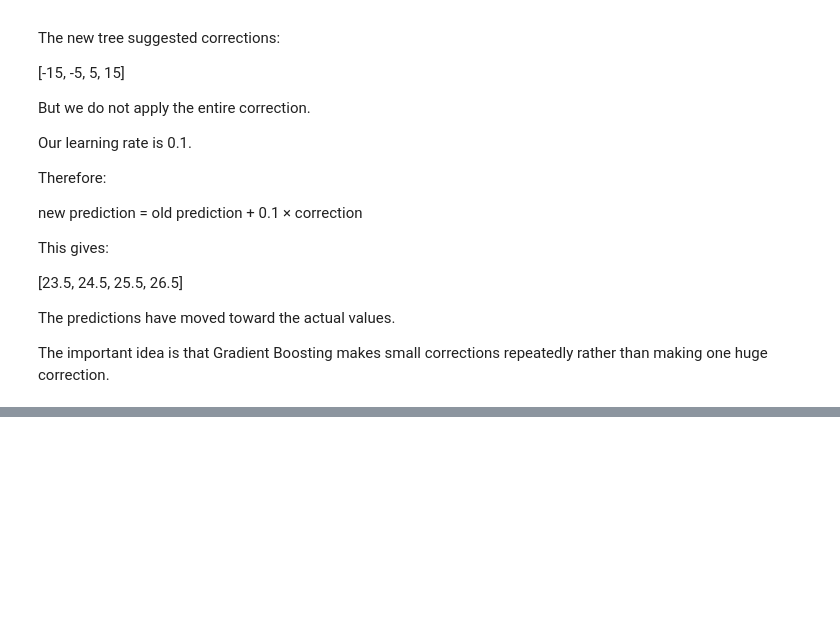
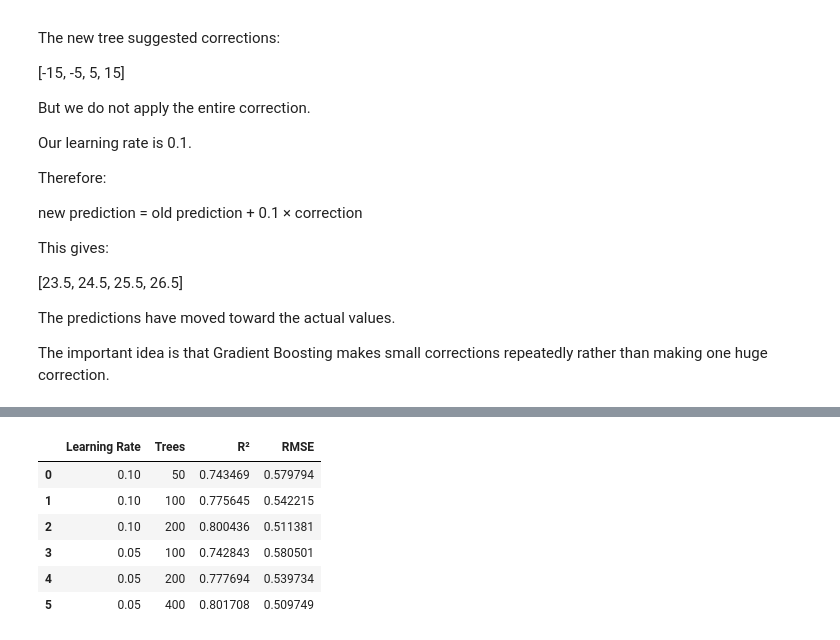
Before and after one commit to Navkirat9339/Housing-Price-Prediction, a Jupyter notebook: notebooks/06_gradient_boosting_regression.ipynb, the cells around one changed output, grey strips where cells are left out. Cells and saved outputs as stored; diff of their text form; code cells hidden in the pictures; blank space fills up the shorter version.

```diff
--- a/notebooks/06_gradient_boosting_regression.ipynb
+++ b/notebooks/06_gradient_boosting_regression.ipynb
@@ -239,0 +406,3 @@ The important idea is that Gradient Boosting makes small corrections repeatedly
+# %%
+X = df.drop("MedHouseVal", axis = 1)
+y = df["MedHouseVal"]
@@ -239,0 +549,15 @@ The important idea is that Gradient Boosting makes small corrections repeatedly
+# %%
+results_df = pd.DataFrame(
+    learning_rate_results,
+    columns=["Learning Rate", "Trees", "R²", "RMSE"]
+)
+
+results_df
+# %% [output]
+|  | Learning Rate | Trees | R² | RMSE |
+| 0 | 0.10 | 50 | 0.743469 | 0.579794 |
+| 1 | 0.10 | 100 | 0.775645 | 0.542215 |
+| 2 | 0.10 | 200 | 0.800436 | 0.511381 |
+| 3 | 0.05 | 100 | 0.742843 | 0.580501 |
+| 4 | 0.05 | 200 | 0.777694 | 0.539734 |
+| 5 | 0.05 | 400 | 0.801708 | 0.509749 |
```
Also changed, not shown: parts of 27 cells of this notebook, 1 other file.
